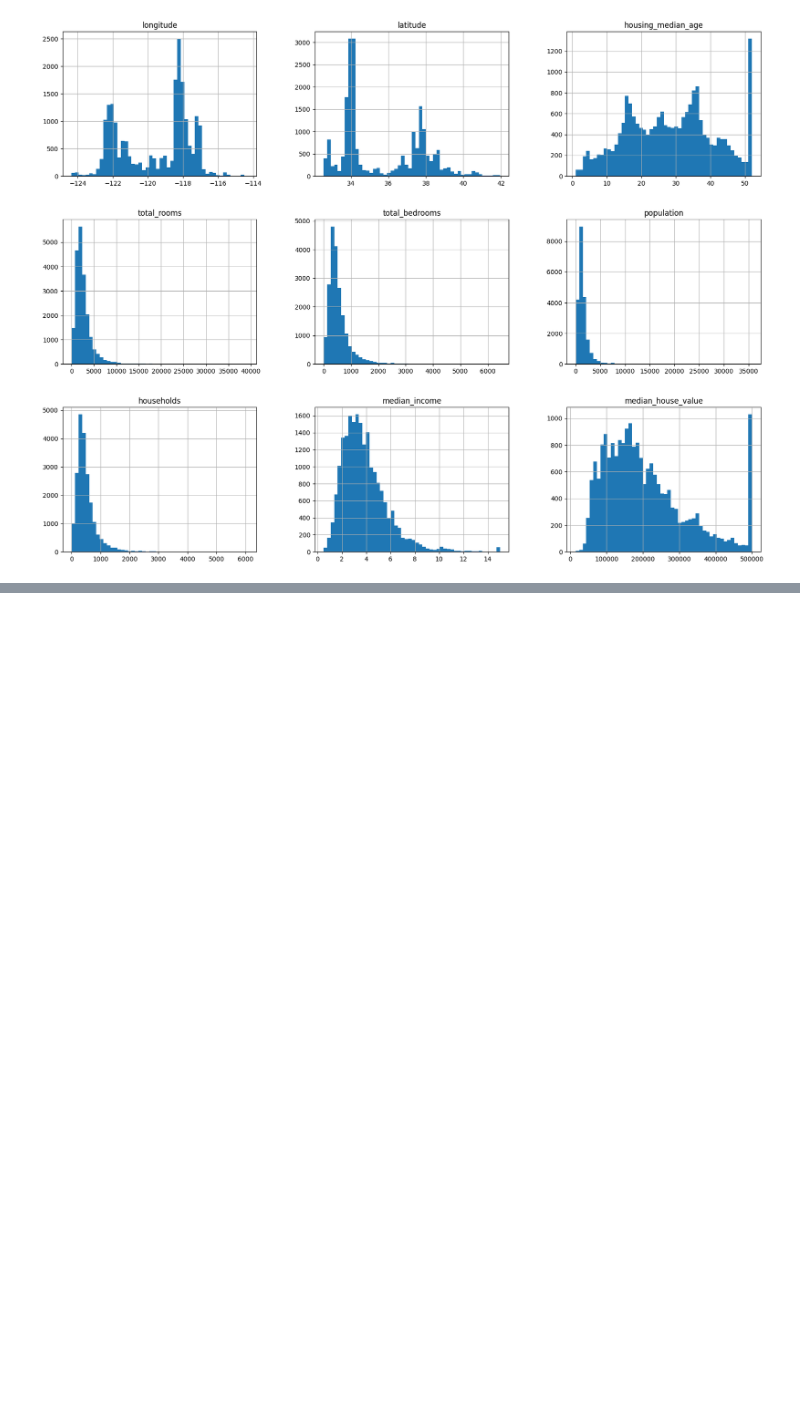
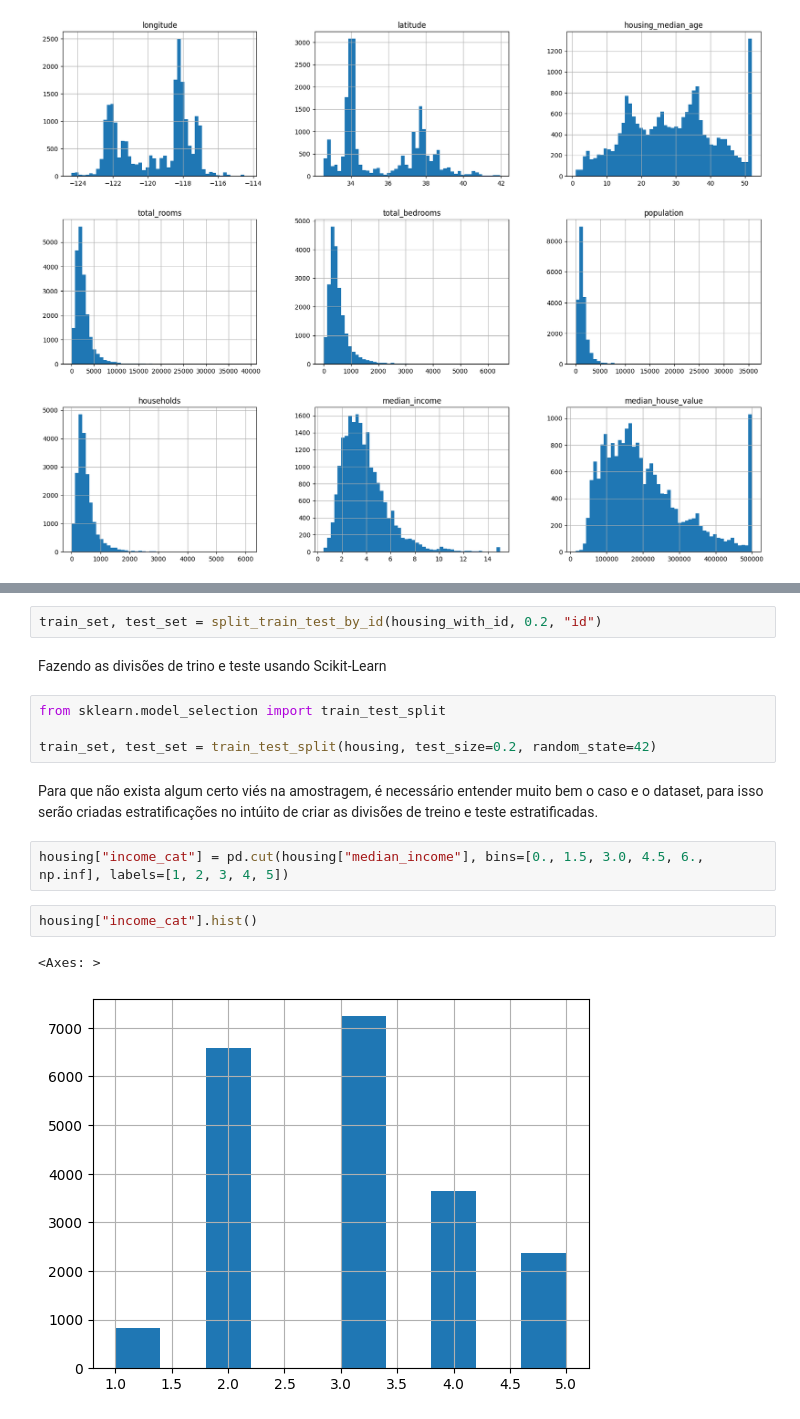
Before and after one commit to arthur-pulini/Hands-on-Machine-Learning-with-Scikit-Learn--Keras--and-TensorFlow-O-reilly----codes, a Jupyter notebook: Cap. 2/Untitled.ipynb, the cells around one changed output, grey strips where cells are left out. Drawn from its saved outputs; the diff is of its cells as text; blank space fills up the shorter version.

Commit message:
formas de divisão de teste e treino

```diff
--- a/Cap. 2/Untitled.ipynb
+++ b/Cap. 2/Untitled.ipynb
@@ -116,0 +175,17 @@ plt.show
+# %%
+train_set, test_set = split_train_test_by_id(housing_with_id, 0.2, "id")
+# %% [markdown]
+Fazendo as divisões de trino e teste usando Scikit-Learn
+# %%
+from sklearn.model_selection import train_test_split
+
+train_set, test_set = train_test_split(housing, test_size=0.2, random_state=42)
+# %% [markdown]
+Para que não exista algum certo viés na amostragem, é necessário entender muito bem o caso e o dataset, para isso serão criadas estratificações no intúito de criar as divisões de treino e teste estratificadas.
+# %%
+housing["income_cat"] = pd.cut(housing["median_income"], bins=[0., 1.5, 3.0, 4.5, 6., np.inf], labels=[1, 2, 3, 4, 5])
+# %%
+housing["income_cat"].hist()
+# %% [output]
+<Axes: >
+[figure, added]
```
Also changed, not shown: parts of 15 cells of this notebook.
